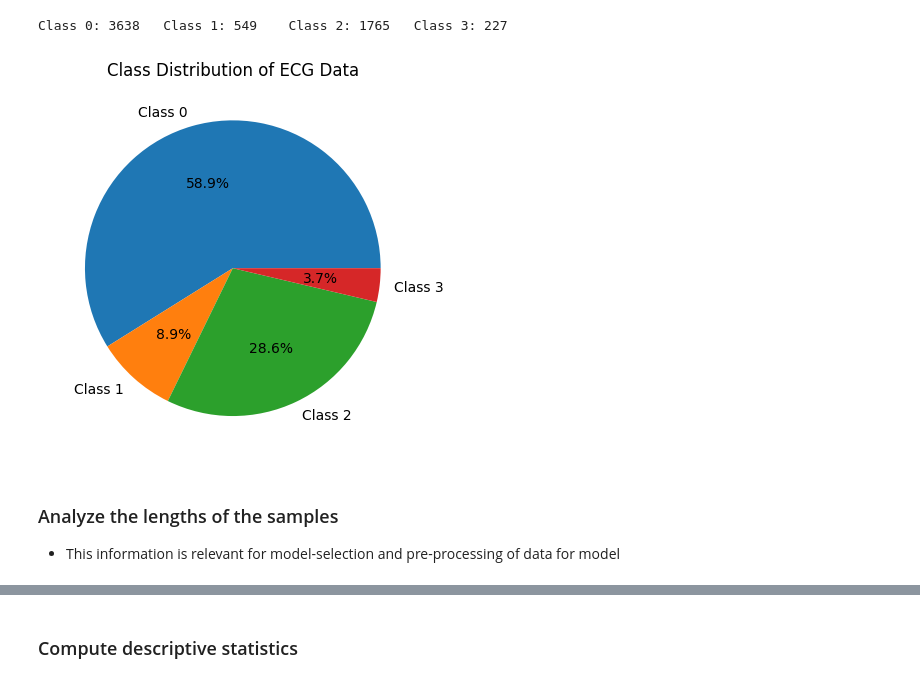
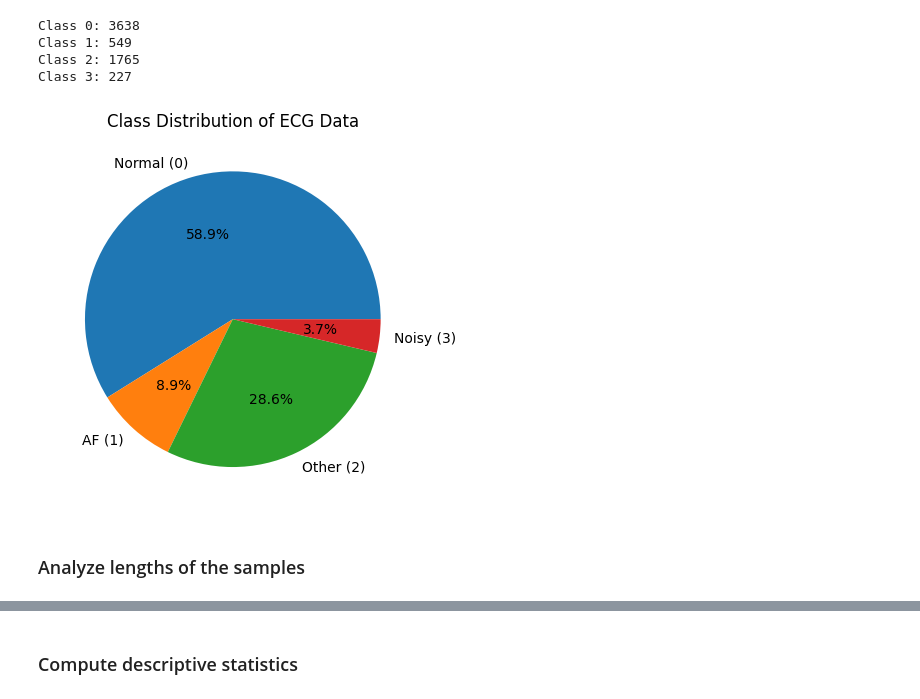
Before and after one commit to Mo20DE/ML, a Jupyter notebook: ECG-Classifier/main.ipynb, the cells around one changed output, grey strips where cells are left out. Saved outputs shown, nothing was run; the diff lists cells and outputs as text; code cells hidden in the pictures.

```diff
--- a/ECG-Classifier/main.ipynb
+++ b/ECG-Classifier/main.ipynb
@@ -34,12 +48,13 @@ gdown.download_folder(data_url, quiet=True)
 # %%
-ecg_data_path = 'data/X_train.bin'
-labels_path = 'data/y_train.csv'
+root = os.getcwd()
+ecg_data_path = root + '/data/X_train.bin'
+labels_path = root + '/data/y_train.csv'
 
 ecg_data = load_data(ecg_data_path, 'rb')
 labels = load_data(labels_path, 'r')
 # %%
-df = pd.DataFrame({'Data': ecg_data, 'Class': labels})
-df['Lengths'] = df['Data'].apply(lambda seq: len(seq))
+df = pd.DataFrame({'Data': ecg_data, 'Label': labels})
+df['Length'] = df['Data'].apply(lambda seq: len(seq))
 print(f'Number of total data points: {df["Data"].count()}')
 df.head()
 # %% [output]
@@ -100,19 +95,20 @@ plot_sequences(
 # %%
-classes = ['Class 0', 'Class 1', 'Class 2', 'Class 3']
+all_classes = ["Normal (0)", "AF (1)", "Other (2)", "Noisy (3)"]
 
-_df = df.groupby('Class').count()
+_df = df.groupby('Label').count()
 count = _df['Data'].to_numpy()
-print(f"Class 0: {count[0]}\tClass 1: {count[1]}\tClass 2: {count[2]}\tClass 3: {count[3]}")
+print(f"Class 0: {count[0]}\nClass 1: {count[1]}\nClass 2: {count[2]}\nClass 3: {count[3]}")
 
 fig, ax = plt.subplots()
-ax.pie(count, labels=classes, autopct='%1.1f%%')
+ax.pie(count, labels=all_classes, autopct='%1.1f%%')
 plt.title('Class Distribution of ECG Data')
 plt.show()
 # %% [output]
-Class 0: 3638   Class 1: 549    Class 2: 1765   Class 3: 227
+Class 0: 3638
+Class 1: 549
+Class 2: 1765
+Class 3: 227
-[figure, old version]
+[figure, new version]
 # %% [markdown]
-### Analyze the lengths of the samples
-
-- This information is relevant for model-selection and pre-processing of data for model
+### Analyze lengths of the samples
 # %%
```
Also changed, not shown: parts of 124 cells of this notebook, 33 other files.
